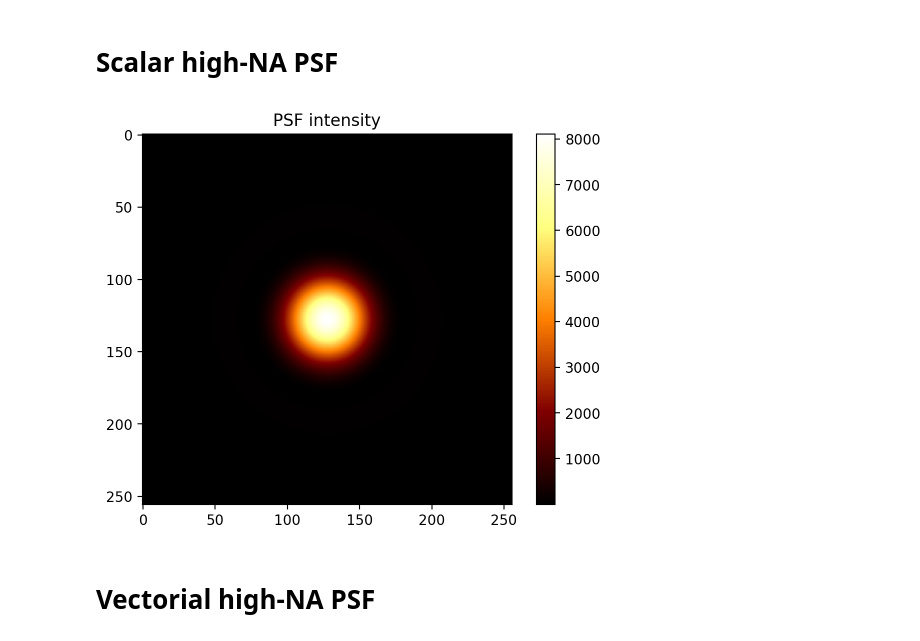
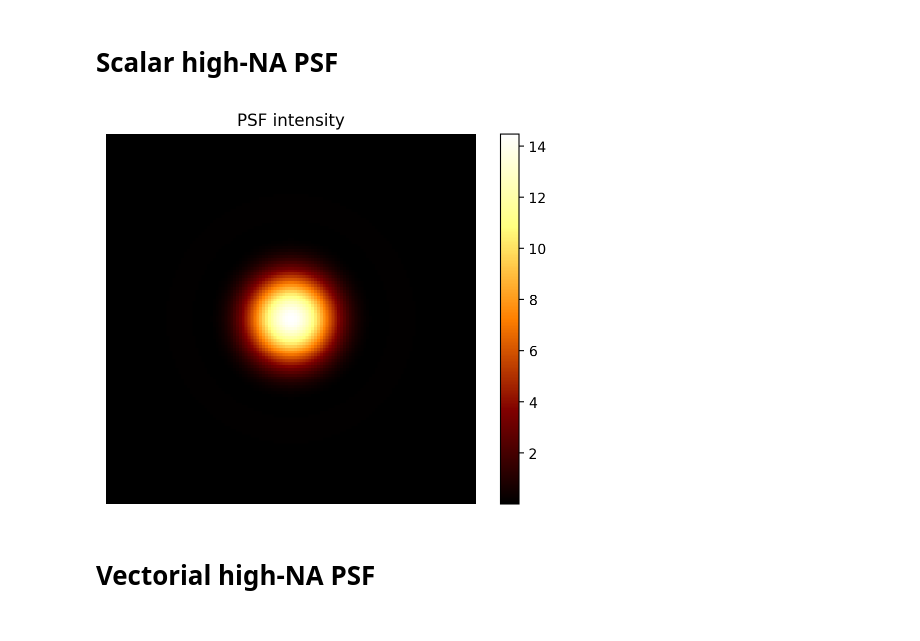
Before and after one commit to jon-dong/chromatix, a Jupyter notebook: docs/examples/highNA_PSF.ipynb, the cells around one changed output. Cells and saved outputs as stored; diff of their text form; code cells hidden in the pictures.

```diff
--- a/docs/examples/highNA_PSF.ipynb
+++ b/docs/examples/highNA_PSF.ipynb
@@ -19,11 +19,11 @@ import chromatix.functional as cf
 %load_ext autoreload
 %autoreload 2
 # %%
-camera_shape: tuple[int, int] = (256, 256)
-pupil_shape: tuple[int, int] = (128, 128)
-camera_pixel_pitch: float = (0.005, 0.005)
-f: float = 100
-NA: float = 1.3
+camera_shape: tuple[int, int] = (128, 128)
+pupil_shape: tuple[int, int] = (256, 256)
+camera_pixel_pitch: float = (0.01, 0.01)
+f: float = 10e3
+NA: float = 1.2
 n: float = 1.5
 wavelength: float = 0.532
 wavelength_ratio: float = 1.0
@@ -55,12 +55,12 @@ psf_scalar = jnp.abs(field.u.squeeze()) ** 2
 # %%
 plt.figure()
 plt.imshow(psf_scalar.squeeze(), cmap="afmhot")
 plt.colorbar()
 plt.title("PSF intensity")
-# plt.axis("off")
+plt.axis("off")
 plt.show()
 # %% [output]
-[figure, old version]
+[figure, new version]
 # %% [markdown]
 # Vectorial high-NA PSF
 # %%
```
Also changed, not shown: parts of 2 cells of this notebook, 2 other files.
